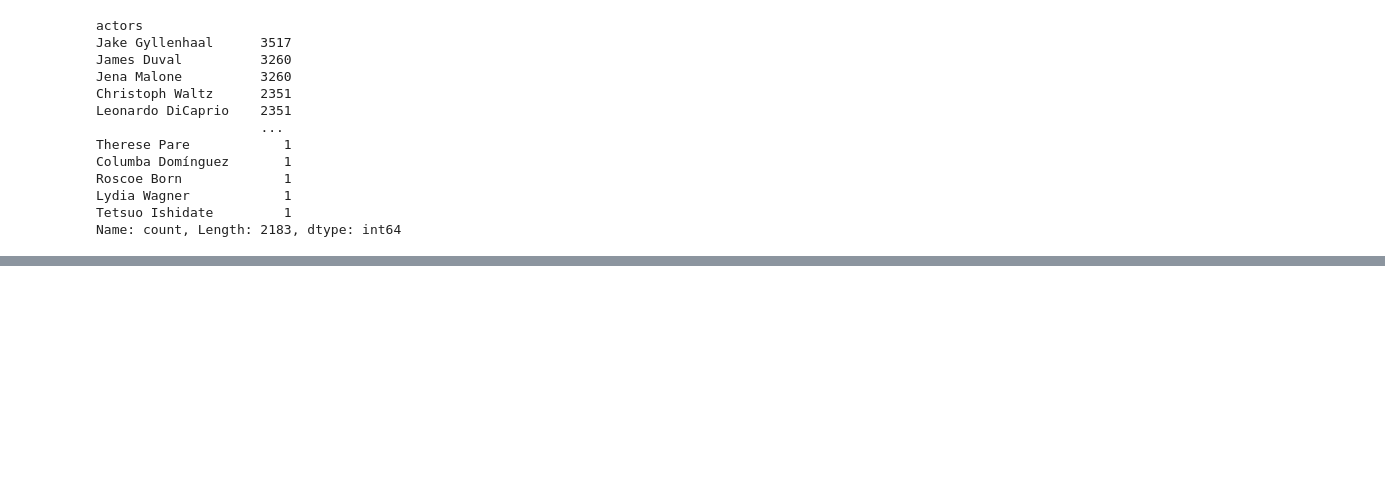
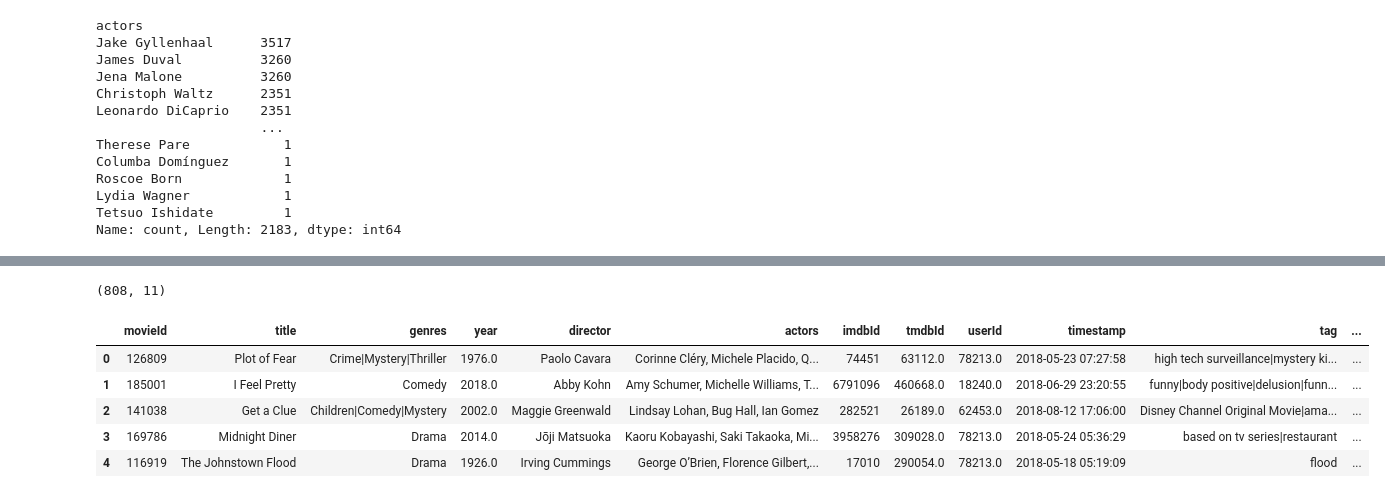
Before and after one commit to joanesMondra/FilmRecommendator, a Jupyter notebook: grupo3/preProcessing.ipynb, the cells around one changed output, grey strips where cells are left out. Saved outputs shown, nothing was run; the diff lists cells and outputs as text; code cells hidden in the pictures; blank space fills up the shorter version.

```diff
--- a/grupo3/preProcessing.ipynb
+++ b/grupo3/preProcessing.ipynb
@@ -275,0 +287,9 @@ Name: count, Length: 2183, dtype: int64
+# %%
+df_tags_agrupados = df.groupby('movieId')['tag'].apply(lambda x: '|'.join(x.dropna().astype(str))).reset_index()
+
+df_sin_tags = df.drop(columns=['tag']).drop_duplicates(subset=['movieId'])  # Eliminar duplicados excepto por movieId
+df_merged = pd.merge(df_sin_tags, df_tags_agrupados, on='movieId', how='left')
+
+# Ver los primeros resultados
+df = df_merged.copy()
+df.head()
@@ -275,0 +303,20 @@ Name: count, Length: 2183, dtype: int64
+# %%
+df.shape
+# %% [output]
+(808, 11)
+# %%
+media_valoraciones = df_ratings.groupby('movieId')['rating'].mean().reset_index()
+df = pd.merge(df, media_valoraciones, on='movieId', how='left')
+
+df['rating'] = round(df['rating'], 2)
+
+df.rename(columns={'rating': 'valoracion_media'}, inplace=True)
+
+df.head()
+# %% [output]
+|  | movieId | title | genres | year | director | actors | imdbId | tmdbId | userId | timestamp | tag | ... |
+| 0 | 126809 | Plot of Fear | Crime|Mystery|Thriller | 1976.0 | Paolo Cavara | Corinne Cléry, Michele Placido, Q... | 74451 | 63112.0 | 78213.0 | 2018-05-23 07:27:58 | high tech surveillance|mystery ki... | ... |
+| 1 | 185001 | I Feel Pretty | Comedy | 2018.0 | Abby Kohn | Amy Schumer, Michelle Williams, T... | 6791096 | 460668.0 | 18240.0 | 2018-06-29 23:20:55 | funny|body positive|delusion|funn... | ... |
+| 2 | 141038 | Get a Clue | Children|Comedy|Mystery | 2002.0 | Maggie Greenwald | Lindsay Lohan, Bug Hall, Ian Gomez | 282521 | 26189.0 | 62453.0 | 2018-08-12 17:06:00 | Disney Channel Original Movie|ama... | ... |
+| 3 | 169786 | Midnight Diner | Drama | 2014.0 | Jōji Matsuoka | Kaoru Kobayashi, Saki Takaoka, Mi... | 3958276 | 309028.0 | 78213.0 | 2018-05-24 05:36:29 | based on tv series|restaurant | ... |
+| 4 | 116919 | The Johnstown Flood | Drama | 1926.0 | Irving Cummings | George O’Brien, Florence Gilbert,... | 17010 | 290054.0 | 78213.0 | 2018-05-18 05:19:09 | flood | ... |
```
Also changed, not shown: parts of 12 cells of this notebook.
